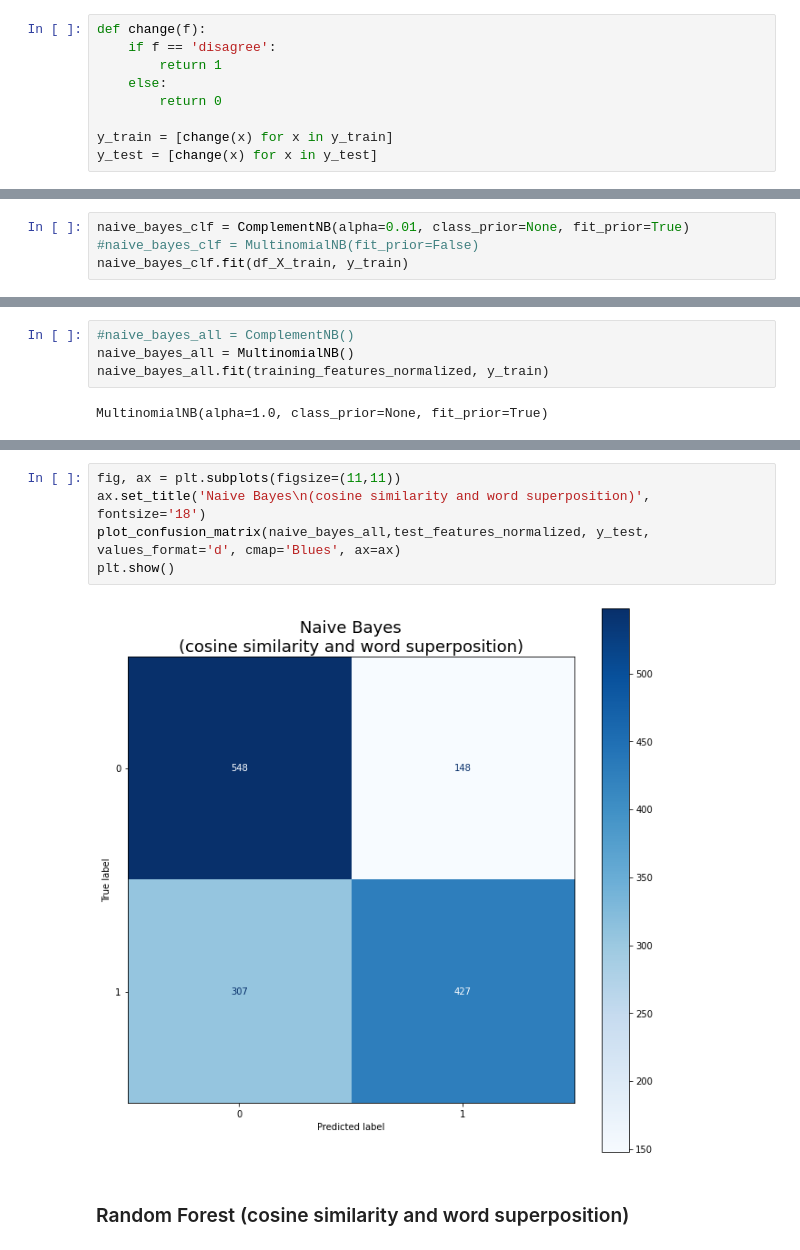
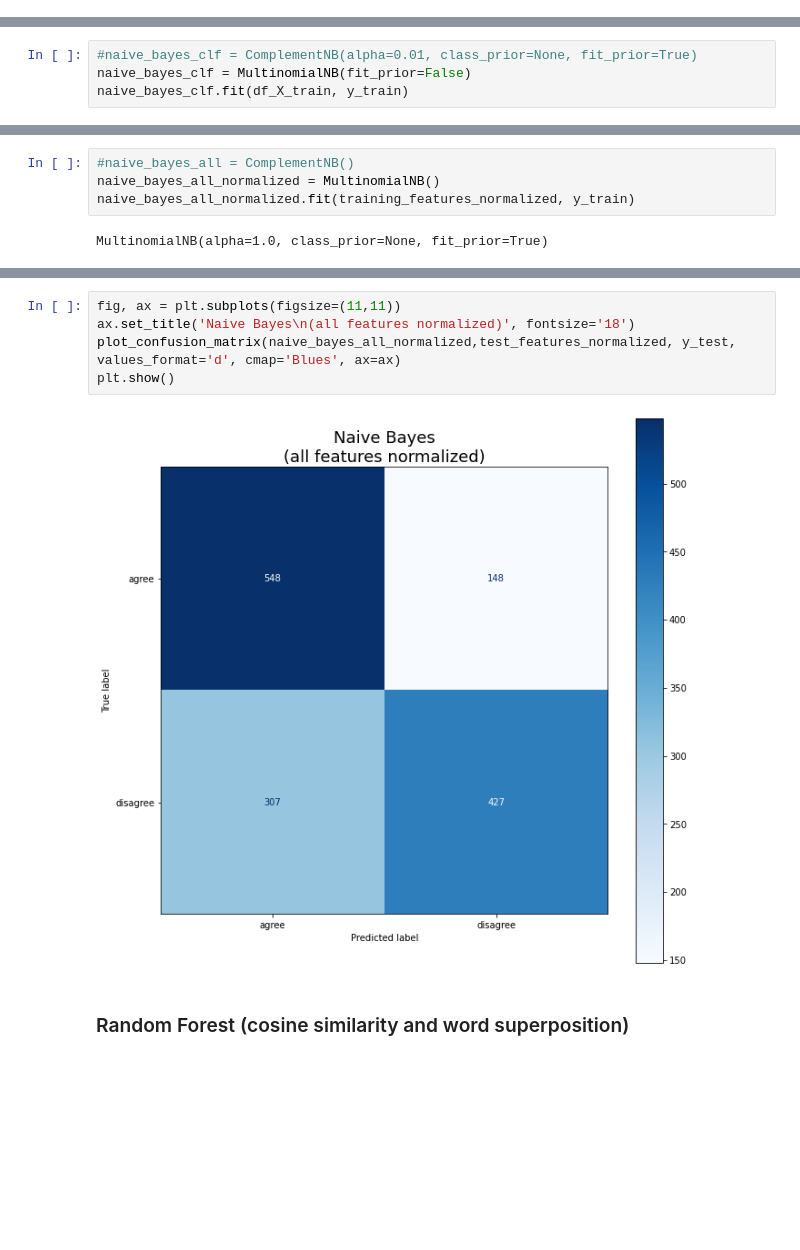
Before and after one commit to caio-git/stance_detection, a Jupyter notebook: Stance_Detection_definitive_edition.ipynb, the cells around one changed output, grey strips where cells are left out. Drawn from its saved outputs; the diff is of its cells as text; blank space fills up the shorter version.

```diff
--- a/Stance_Detection_definitive_edition.ipynb
+++ b/Stance_Detection_definitive_edition.ipynb
@@ -177,15 +179,6 @@ training_features_normalized = preprocessing.normalize(training_features)
 test_features_normalized = preprocessing.normalize(test_features)
 # %%
 df_X_test = X_test.drop(columns=['news_preprocessed', 'headline_preprocessed'])
-# %%
-def change(f):
-    if f == 'disagree':
-        return 1
-    else:
-        return 0
-
-y_train = [change(x) for x in y_train]
-y_test = [change(x) for x in y_test]
 # %% [markdown]
 ### Logistic Regression (cosine similarity and word superposition)
 # %%
@@ -348,7 +343,7 @@ plt.show()
 # %% [markdown]
 ### Naive Bayes (cosine similarity and word superposition)
 # %%
-naive_bayes_clf = ComplementNB(alpha=0.01, class_prior=None, fit_prior=True)
-#naive_bayes_clf = MultinomialNB(fit_prior=False)
+#naive_bayes_clf = ComplementNB(alpha=0.01, class_prior=None, fit_prior=True)
+naive_bayes_clf = MultinomialNB(fit_prior=False)
 naive_bayes_clf.fit(df_X_train, y_train)
 # %% [output]
@@ -443,8 +440,8 @@ Tuned Logistic Regression Accuracy: 0.7000594297445872
 ### Naive bayes (all features) normalized
 # %%
 #naive_bayes_all = ComplementNB()
-naive_bayes_all = MultinomialNB()
-naive_bayes_all.fit(training_features_normalized, y_train)
+naive_bayes_all_normalized = MultinomialNB()
+naive_bayes_all_normalized.fit(training_features_normalized, y_train)
 # %% [output]
 MultinomialNB(alpha=1.0, class_prior=None, fit_prior=True)
 # %%
@@ -465,11 +462,11 @@ print(classification_report(y_test, y_pred_nb_all))
 weighted avg       0.69      0.68      0.68      1430
 # %%
 fig, ax = plt.subplots(figsize=(11,11))
-ax.set_title('Naive Bayes\n(cosine similarity and word superposition)', fontsize='18')
-plot_confusion_matrix(naive_bayes_all,test_features_normalized, y_test, values_format='d', cmap='Blues', ax=ax)
+ax.set_title('Naive Bayes\n(all features normalized)', fontsize='18')
+plot_confusion_matrix(naive_bayes_all_normalized,test_features_normalized, y_test, values_format='d', cmap='Blues', ax=ax)
 plt.show()
 # %% [output]
-[figure, old version]
+[figure, new version]
 # %% [markdown]
 ### Random Forest (cosine similarity and word superposition)
 # %%
```
Also changed, not shown: parts of 75 cells of this notebook.
